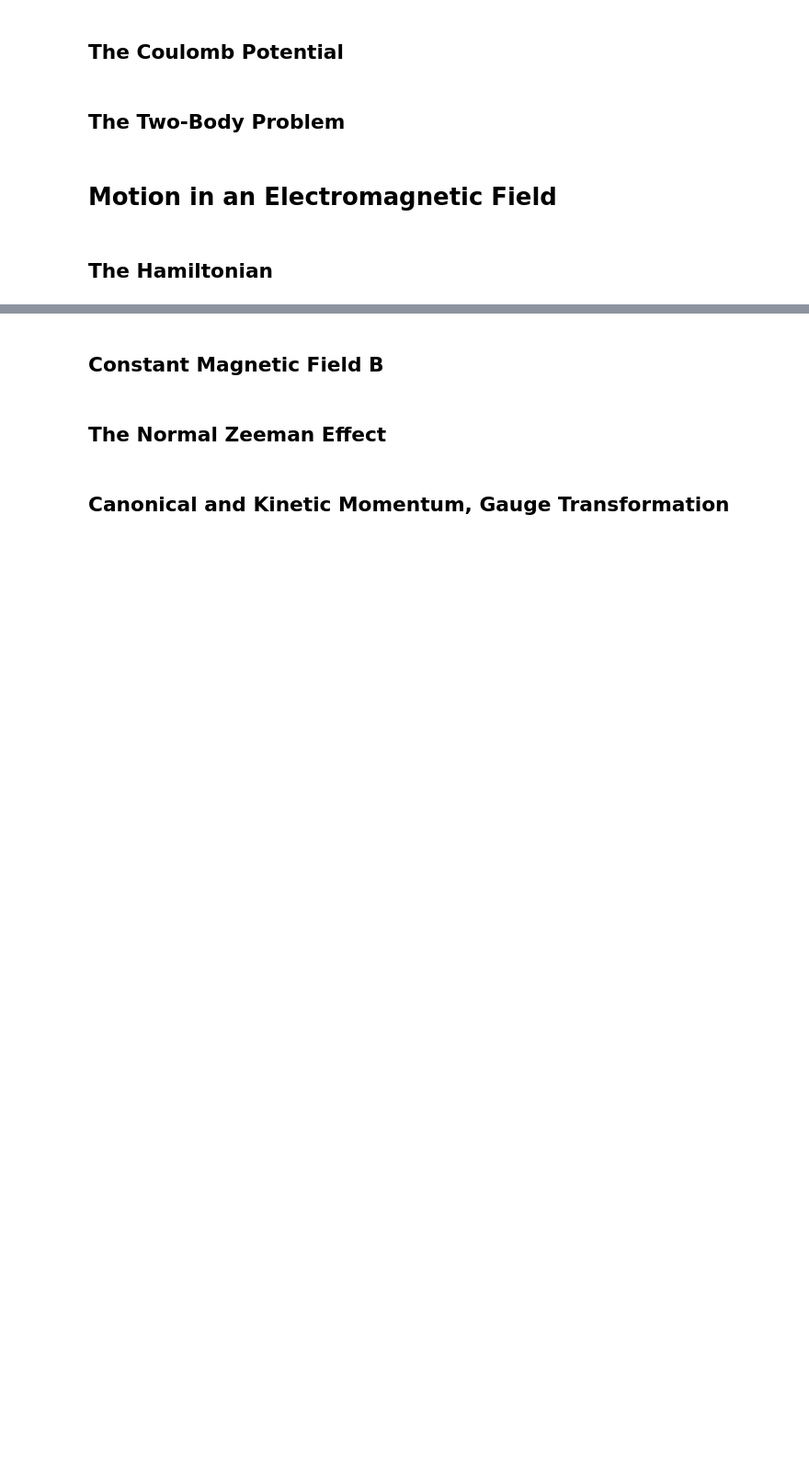
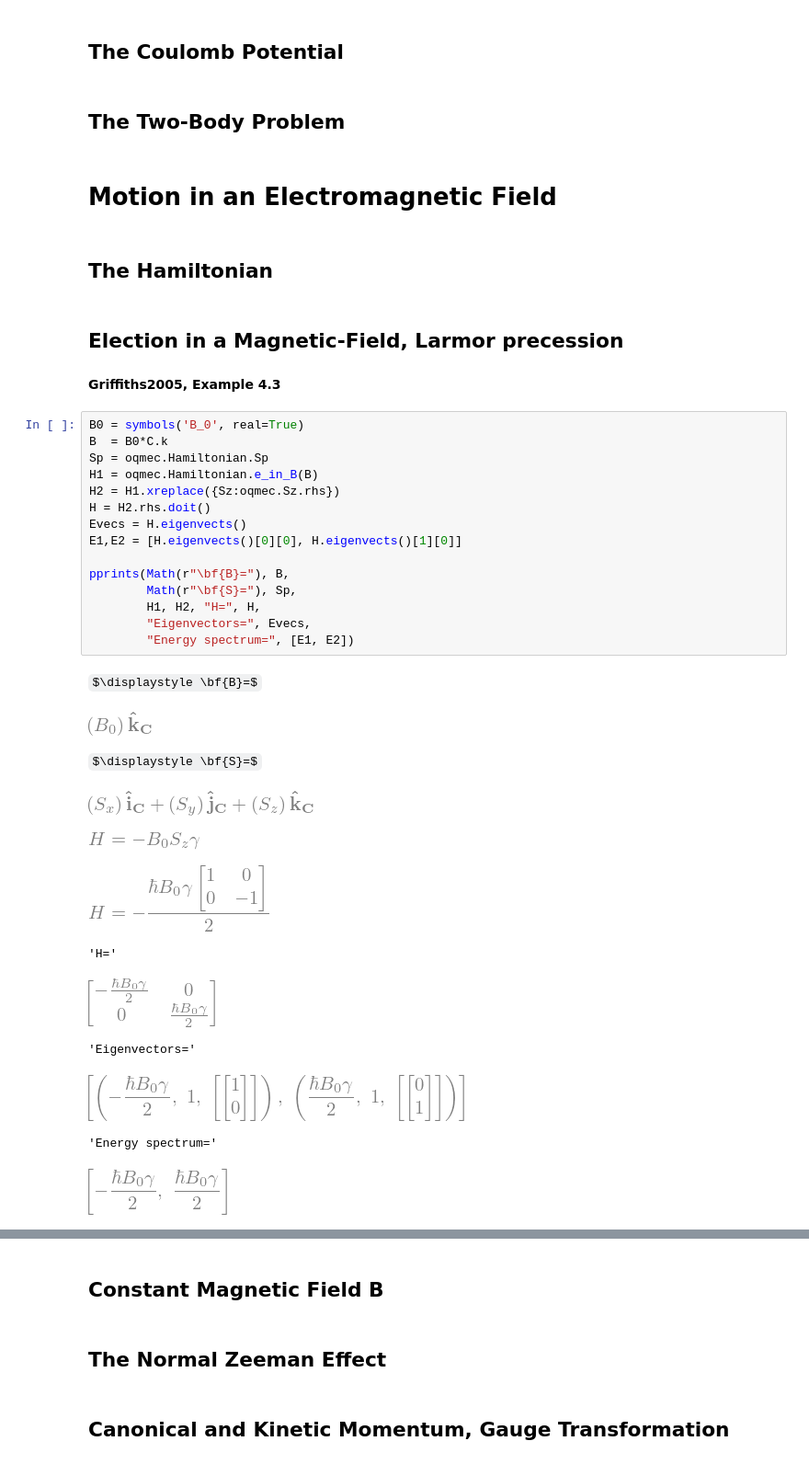
Before and after one commit to ferhatpy/libphysics, a Jupyter notebook: examples/quantum_mechanics/quantum_mechanics_examples_notebook.ipynb, the cells around one changed output, grey strips where cells are left out. Shown at 92% size. Saved outputs shown, nothing was run; the diff lists cells and outputs as text; some formulas as TeX source; blank space fills up the shorter version.

Commit message:
qm_examples

```diff
--- a/examples/quantum_mechanics/quantum_mechanics_examples_notebook.ipynb
+++ b/examples/quantum_mechanics/quantum_mechanics_examples_notebook.ipynb
@@ -203,3 +205,35 @@ libsympy is loaded.
 # Motion in an Electromagnetic Field
 # %% [markdown]
 ## The Hamiltonian
+# %% [markdown]
+## Election in a Magnetic-Field, Larmor precession
+# %% [markdown]
+**Griffiths2005, Example 4.3**
+# %%
+B0 = symbols('B_0', real=True)
+B  = B0*C.k
+Sp = oqmec.Hamiltonian.Sp
+H1 = oqmec.Hamiltonian.e_in_B(B)
+H2 = H1.xreplace({Sz:oqmec.Sz.rhs})
+H = H2.rhs.doit()
+Evecs = H.eigenvects()
+E1,E2 = [H.eigenvects()[0][0], H.eigenvects()[1][0]]
+
+pprints(Math(r"\bf{B}="), B,
+        Math(r"\bf{S}="), Sp,
+        H1, H2, "H=", H,
+        "Eigenvectors=", Evecs,
+        "Energy spectrum=", [E1, E2])
+# %% [output]
+$\displaystyle \bf{B}=$
+[figure, added]
+$\displaystyle \bf{S}=$
+[figure, added]
+[figure, added]
+[figure, added]
+'H='
+[figure, added]
+'Eigenvectors='
+[figure, added]
+'Energy spectrum='
+[figure, added]
```
Also changed, not shown: parts of 7 cells of this notebook, 3 other files.
